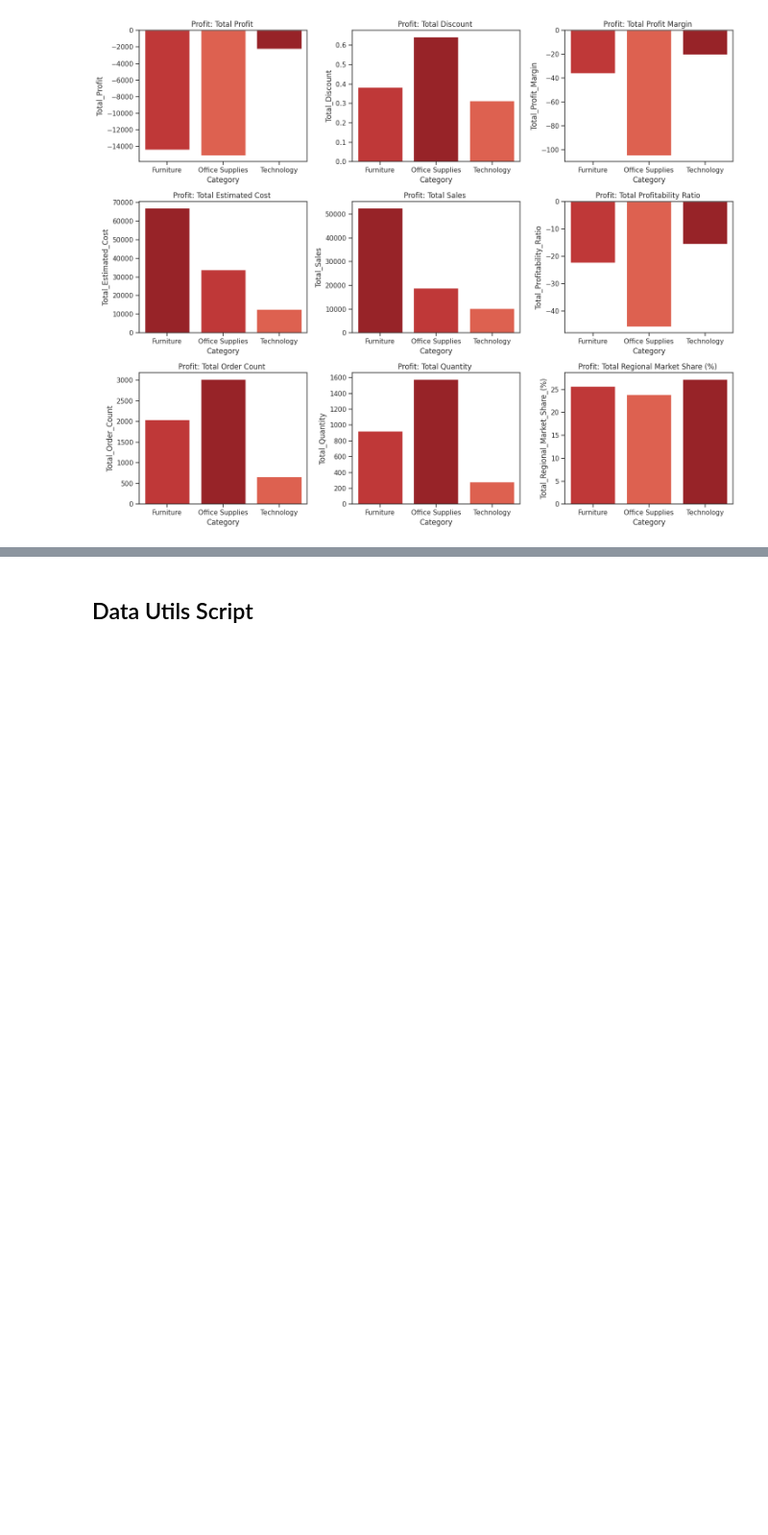
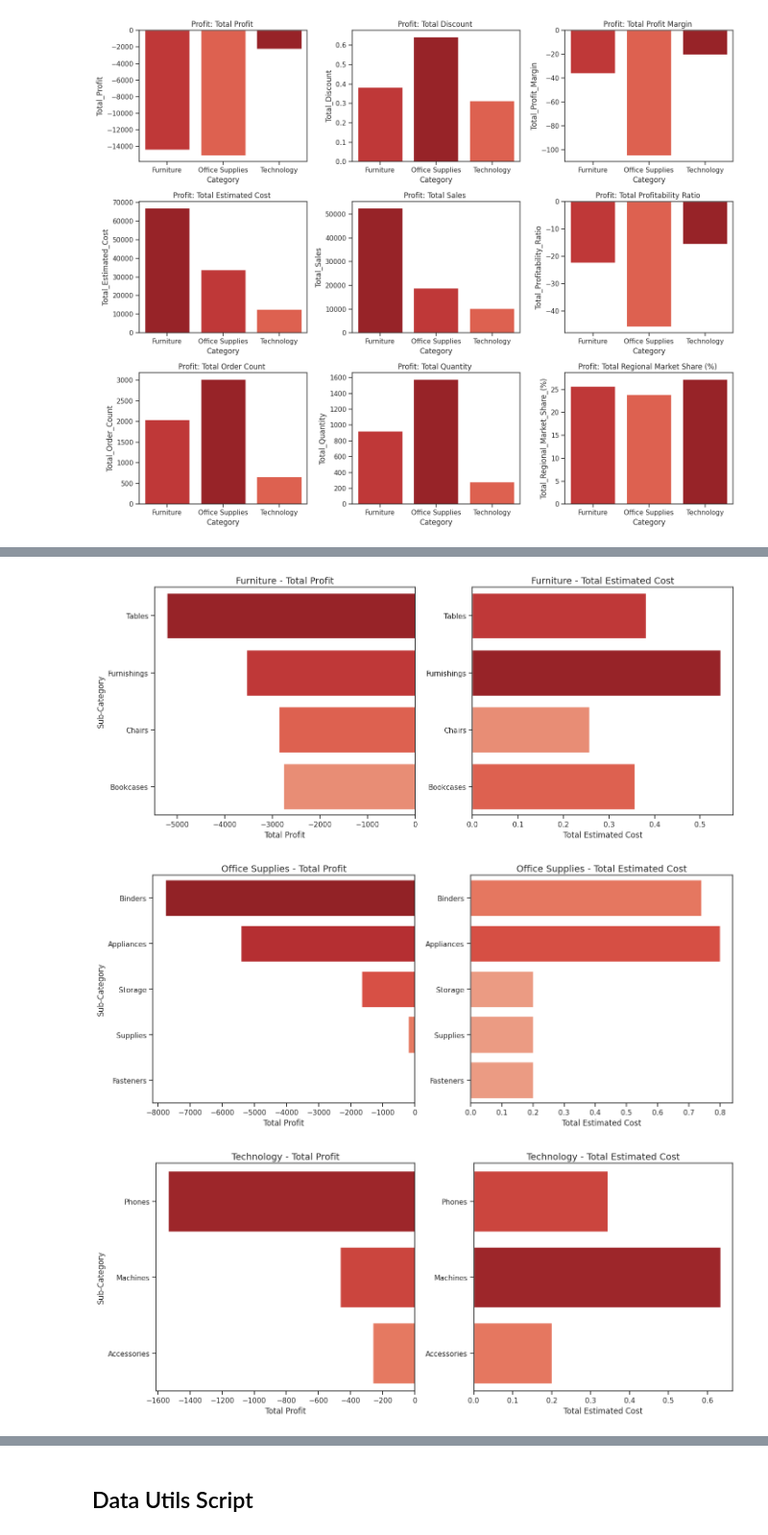
Before and after one commit to micah-shull/superstore, a Jupyter notebook: 009_superstore_Loss_Discount.ipynb, the cells around one changed output, grey strips where cells are left out. Shown at 96% size. Drawn from its saved outputs; the diff is of its cells as text; code cells hidden in the pictures; blank space fills up the shorter version.

```diff
--- a/009_superstore_Loss_Discount.ipynb
+++ b/009_superstore_Loss_Discount.ipynb
@@ -522,3 +522,16 @@ print(f"Figure saved as {save_path}")
 # %% [output]
 Figure saved as /content/profit_by_category_3x3.png
 [figure]
+# %%
+# Grouping the data by Category and Sub-Category to calculate totals
+summary_table = df.groupby(['Category', 'Sub-Category'], observed=True).agg({
+    'Profit': 'sum',
+    'Discount': 'mean'
+}).reset_index()
+
+# Sorting the data by total Profit in ascending order (for losses)
+summary_table_category= summary_table.sort_values(by='Profit', ascending=True).reset_index(drop=True)
+
+# Display the results
+print("\nSummary Table by Category & Sub-Category:")
+summary_table_category
@@ -524,0 +590,23 @@ Figure saved as /content/profit_by_category_3x3.png
+# %%
+# Define palettes
+palette1 = "Reds_r"
+palette2 = "Reds"
+
+# Filepath template
+save_path_template = "/content/{group}_loss_cost.png"
+
+# Call the function
+dvu.plot_discount_loss_grid_1x2(
+    data=summary_table_category,
+    group_by_columns=['Category', 'Sub-Category'],
+    discount_column="Discount",
+    profit_column="Profit",
+    palette1=palette1,
+    palette2=palette2,
+    order_by='Profit',
+    save_path_template=save_path_template
+)
+# %% [output]
+[figure, added]
+[figure, added]
+[figure, added]
```
Also changed, not shown: parts of 22 cells of this notebook.
